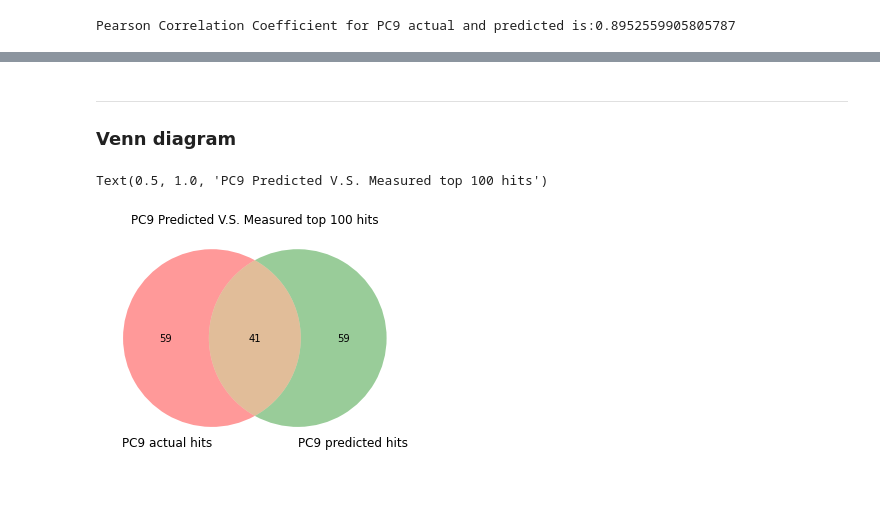
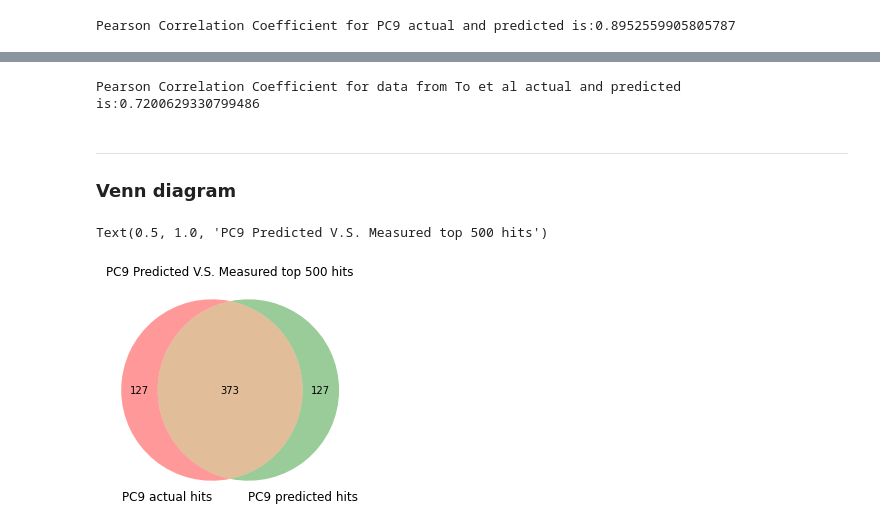
Before and after one commit to pritchardlabatpsu/cga_app, a Jupyter notebook: notebooks/R9-external_corr_venn_plot-YR.ipynb, the cells around one changed output, grey strips where cells are left out. Saved outputs shown, nothing was run; the diff lists cells and outputs as text; code cells hidden in the pictures; blank space fills up the shorter version.

```diff
--- a/notebooks/R9-external_corr_venn_plot-YR.ipynb
+++ b/notebooks/R9-external_corr_venn_plot-YR.ipynb
@@ -50,17 +58,3 @@ Text(0, 0.5, 'Predicted')
 print(f'Pearson Correlation Coefficient for PC9 actual and predicted is:{corr}')
 # %% [output]
 Pearson Correlation Coefficient for PC9 actual and predicted is:0.8952559905805787
-# %%
-# Scatter plot for To
-fig, axes = plt.subplots(2,4)
-fig.set_size_inches(15, 12)
-for i, ax in zip(range(8), axes.flat):
-    drug = df_to_org.columns[i]
-    sns.regplot(x='actual_'+drug, y='predicted_'+drug, data = df_to, ax = ax)
-    ax.set_title('Predicted V.S. Measured '+drug, fontsize = 8)
-    ax.set_xlabel('Measured', fontsize=8);ax.set_ylabel('Predicted', fontsize=8)
-    corr = pearsonr(df_to['actual_'+drug], df_to['predicted_'+drug])[0]
-    print(f'Pearson Correlation Coefficient for {drug} actual and predicted is:{corr}')
-    ax.text(0.05,0.95,'rho = '+str(corr),transform=ax.transAxes,fontsize = 6) #add text
-plt.tight_layout()
-# plt.savefig('To_exp_pred.pdf')
@@ -77,3 +84,7 @@ Pearson Correlation Coefficient for Chlor actual and predicted is:0.706076534124
+# %%
+print(f'Pearson Correlation Coefficient for data from To et al actual and predicted is:{corr}')
+# %% [output]
+Pearson Correlation Coefficient for data from To et al actual and predicted is:0.7200629330799486
 # %% [markdown]
 ***
 ### Venn diagram
@@ -91,10 +102,11 @@ def get_venn_subset(df, nhits, drug = None):
     return(other,other,intersect)
 # %%
 # PC9
+nhit = 500
 fig, ax = plt.subplots()
-venn_subset = get_venn_subset(df_pc9,100)
+venn_subset = get_venn_subset(df_pc9,nhit)
 venn2(subsets = venn_subset, set_labels = ('PC9 actual hits', 'PC9 predicted hits'))
-ax.set_title('PC9 Predicted V.S. Measured top 100 hits')
+ax.set_title(f'PC9 Predicted V.S. Measured top {nhit} hits')
 # %% [output]
-Text(0.5, 1.0, 'PC9 Predicted V.S. Measured top 100 hits')
+Text(0.5, 1.0, 'PC9 Predicted V.S. Measured top 500 hits')
-[figure, old version]
+[figure, new version]
```
Also changed, not shown: parts of 12 cells of this notebook.
